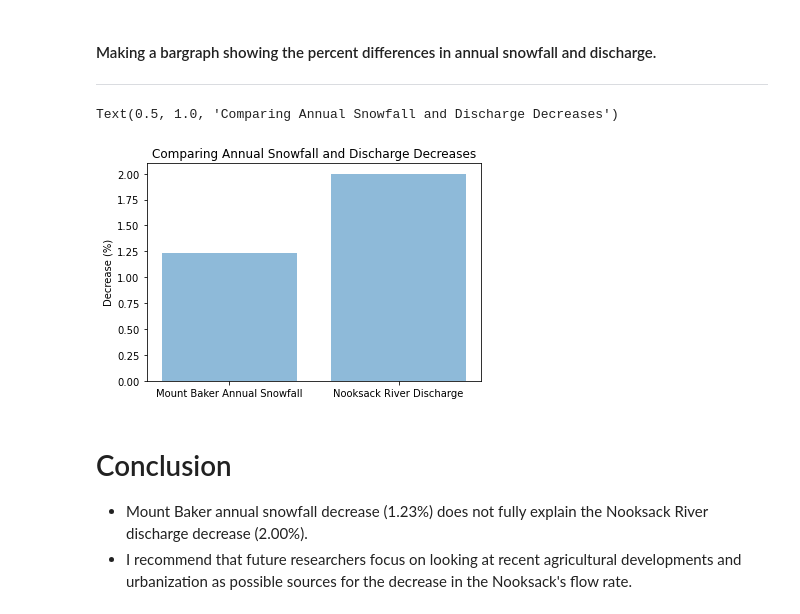
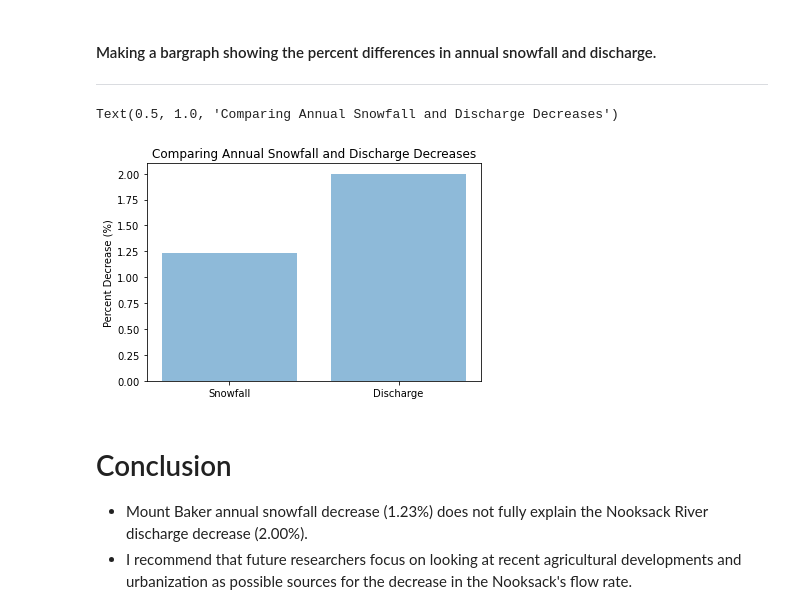
Before and after one commit to jrtomer/Python_Project, a Jupyter notebook: Finalproject.ipynb, the cells around one changed output. Cells and saved outputs as stored; diff of their text form; code cells hidden in the pictures.

```diff
--- a/Finalproject.ipynb
+++ b/Finalproject.ipynb
@@ -195,21 +218,21 @@ Only 0.12% of the variation can be accounted for by the trendline.
 
 ---
 # %%
-objects = ('Mount Baker Annual Snowfall', 'Nooksack River Discharge')
-x = ('Mount Baker Annual Snowfall'), ('Nooksack River Discharge')
+objects = ('Snowfall', 'Discharge')
+x = ('Snowfall Decrease'), ('Discharge Decreas')
 y = [1.23, 2.00]
 y_pos = np.arange(len(objects))
 percent_decrease = y
 
 
 plt.bar(y_pos, percent_decrease, align='center', alpha=0.5)
 
 plt.xticks(y_pos, objects)
-plt.ylabel('Decrease (%)')
+plt.ylabel('Percent Decrease (%)')
 plt.title('Comparing Annual Snowfall and Discharge Decreases')
 # %% [output]
 Text(0.5, 1.0, 'Comparing Annual Snowfall and Discharge Decreases')
-[figure, old version]
+[figure, new version]
 # %% [markdown]
 # Conclusion
 
```
Also changed, not shown: parts of 5 cells of this notebook.
